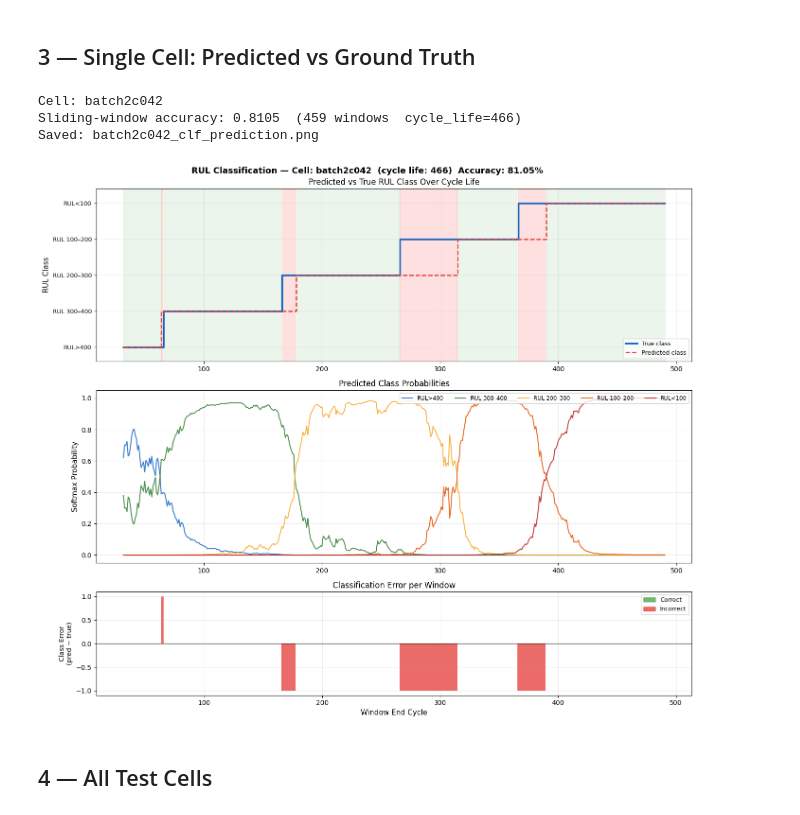
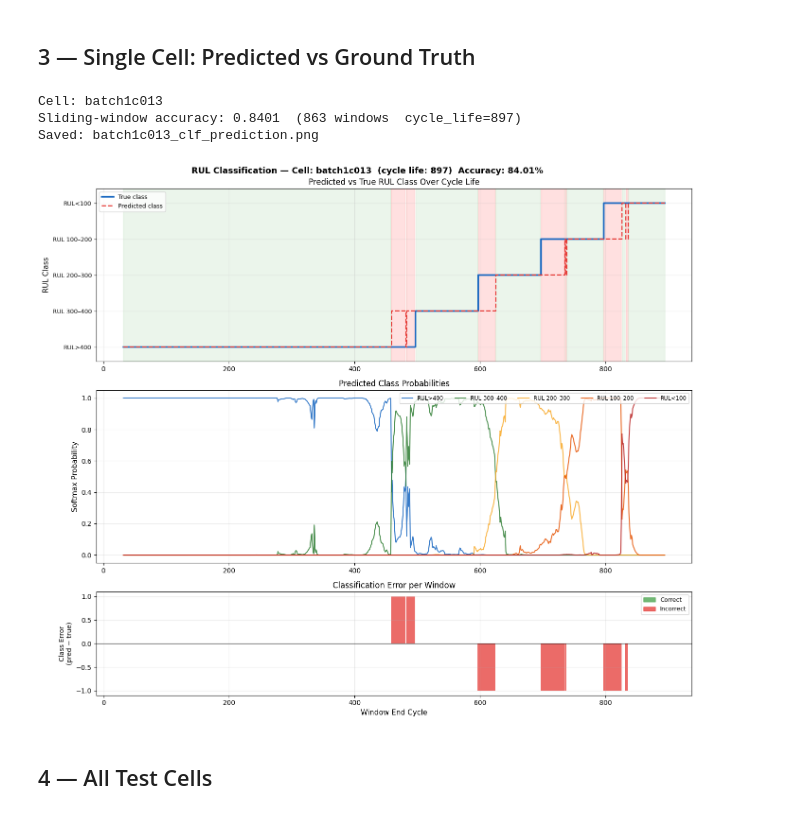
Before and after one commit to PhanLeSon03/battery_estimation, a Jupyter notebook: predict_clf.ipynb, the cells around one changed output. Saved outputs shown, nothing was run; the diff lists cells and outputs as text; code cells hidden in the pictures.

```diff
--- a/predict_clf.ipynb
+++ b/predict_clf.ipynb
@@ -174,7 +174,7 @@ TestCellName = ['batch2c042', 'batch3c030', 'batch1c024', 'batch1c025', 'batch3c
                 'batch1c000', 'batch3c027', 'batch2c041', 'batch2c035', 'batch2c029', 'batch1c028', 'batch1c033',
                 'batch1c037', 'batch1c013', 'batch2c039', 'batch2c027', 'batch1c003', 'batch3c011']
 
-CELL_ID      = 'batch2c042'
+CELL_ID      = 'batch1c013'
 if CELL_ID is None:
     CELL_ID = list(b3.keys())[0]
 print(f"Cell: {CELL_ID}")
@@ -230,37 +230,37 @@ ax.set_ylabel("Softmax Probability", fontsize=11)
 ax.set_title("Predicted Class Probabilities")
 ax.legend(fontsize=8.5, ncol=N_CLASSES, loc="upper right")
 ax.grid(True, alpha=0.25)
 ax.set_ylim(-0.05, 1.05)
 
 # ── Panel 3: error (mismatch) ─────────────────────────────────────────────
 ax = axes[2]
 error = pred_cls - true_cls
 ax.bar(cycles, error, width=1.0,
        color=["#E53935" if e != 0 else "#43A047" for e in error],
        alpha=0.75)
 ax.axhline(0, color="black", lw=0.8)
 ax.set_xlabel("Window End Cycle", fontsize=11)
 ax.set_ylabel("Class Error\n(pred − true)", fontsize=10)
 ax.set_title("Classification Error per Window")
 ax.grid(True, alpha=0.25)
 
 # legend patches
 patches = [
     mpatches.Patch(color="#43A047", alpha=0.75, label="Correct"),
     mpatches.Patch(color="#E53935", alpha=0.75, label="Incorrect"),
 ]
 ax.legend(handles=patches, fontsize=9)
 
 plt.tight_layout()
 out_path = f"{CELL_ID}_clf_prediction.png"
 plt.savefig(out_path, dpi=150, bbox_inches="tight")
 print(f"Saved: {out_path}")
 plt.show()
 # %% [output]
-Cell: batch2c042
-Sliding-window accuracy: 0.8105  (459 windows  cycle_life=466)
-Saved: batch2c042_clf_prediction.png
+Cell: batch1c013
+Sliding-window accuracy: 0.8401  (863 windows  cycle_life=897)
+Saved: batch1c013_clf_prediction.png
-[figure, old version]
+[figure, new version]
 # %% [markdown]
 ## 4 — All Test Cells
 # %%
```
Also changed, not shown: parts of 5 cells of this notebook.
